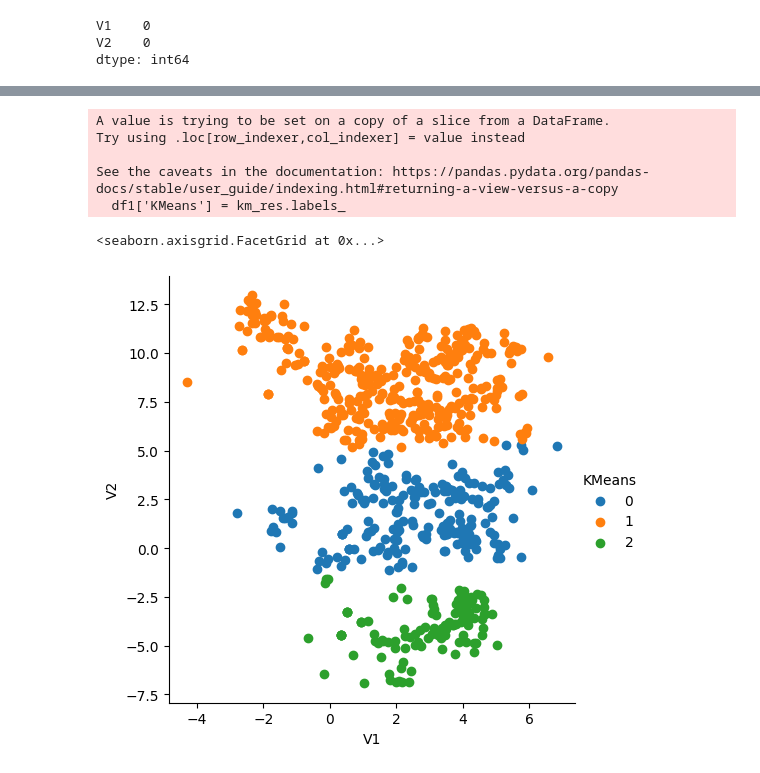
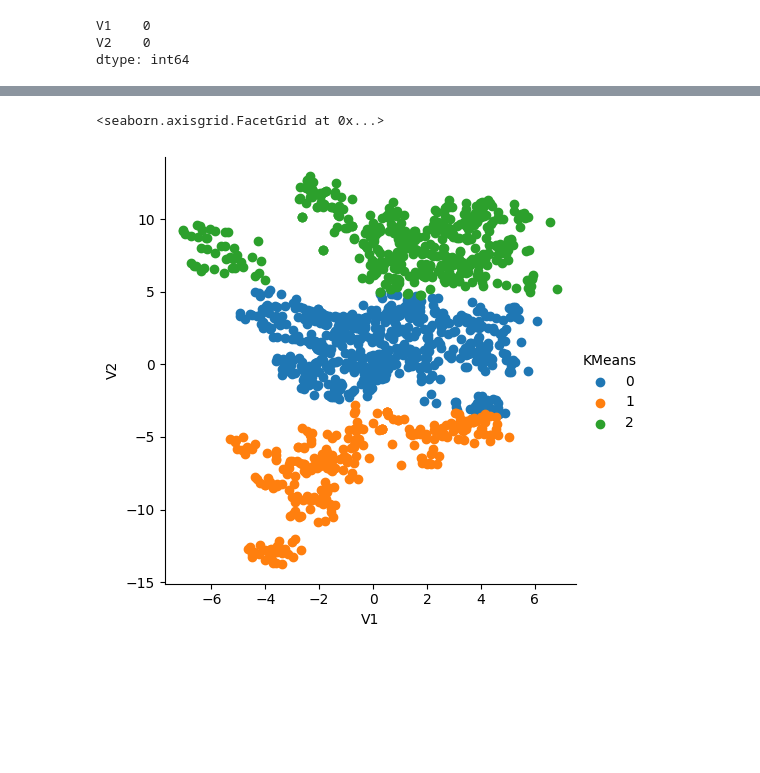
Before and after one commit to Chissanu/KMITL, a Jupyter notebook: Cognitive/K-means/main.ipynb, the cells around one changed output, grey strips where cells are left out. Saved outputs shown, nothing was run; the diff lists cells and outputs as text; code cells hidden in the pictures; blank space fills up the shorter version.

```diff
--- a/Cognitive/K-means/main.ipynb
+++ b/Cognitive/K-means/main.ipynb
@@ -67,22 +46,17 @@ plt.scatter(df1.V1, df1.V2)
 # %%
-data = np.column_stack((df1.V1, df1.V2))  # we use only V1 and V2
+data = np.column_stack((df.V1, df.V2))  # we use only V1 and V2
 
 # compute K-Means
 km_res = KMeans(n_clusters = 3).fit(data)
 clusters = km_res.cluster_centers_
 
 # put the assigned labels to the original dataset
-df1['KMeans'] = km_res.labels_
+df['KMeans'] = km_res.labels_
 
 #plot out the result
-g = sns.FacetGrid(data = df1, hue = 'KMeans', size = 5)
+g = sns.FacetGrid(data = df, hue = 'KMeans', size = 5)
 g.map(plt.scatter, 'V1', 'V2')
 g.add_legend()
 # %% [output]
-A value is trying to be set on a copy of a slice from a DataFrame.
-Try using .loc[row_indexer,col_indexer] = value instead
-
-See the caveats in the documentation: https://pandas.pydata.org/pandas-docs/stable/user_guide/indexing.html#returning-a-view-versus-a-copy
-  df1['KMeans'] = km_res.labels_
+<seaborn.axisgrid.FacetGrid at 0x...>
-<seaborn.axisgrid.FacetGrid at 0x...>
-[figure, old version]
+[figure, new version]
```
Also changed, not shown: parts of 15 cells of this notebook, 2 other files.
